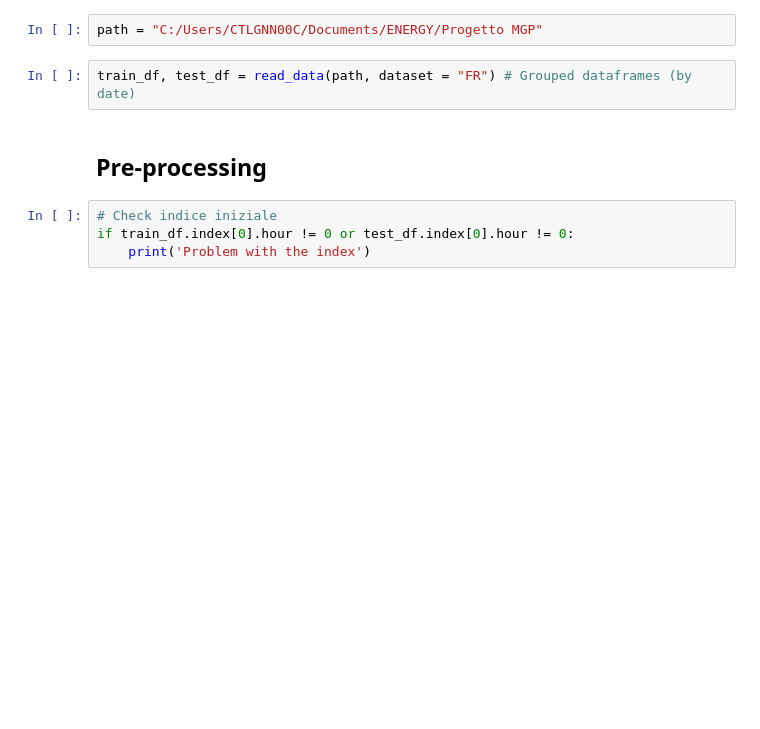
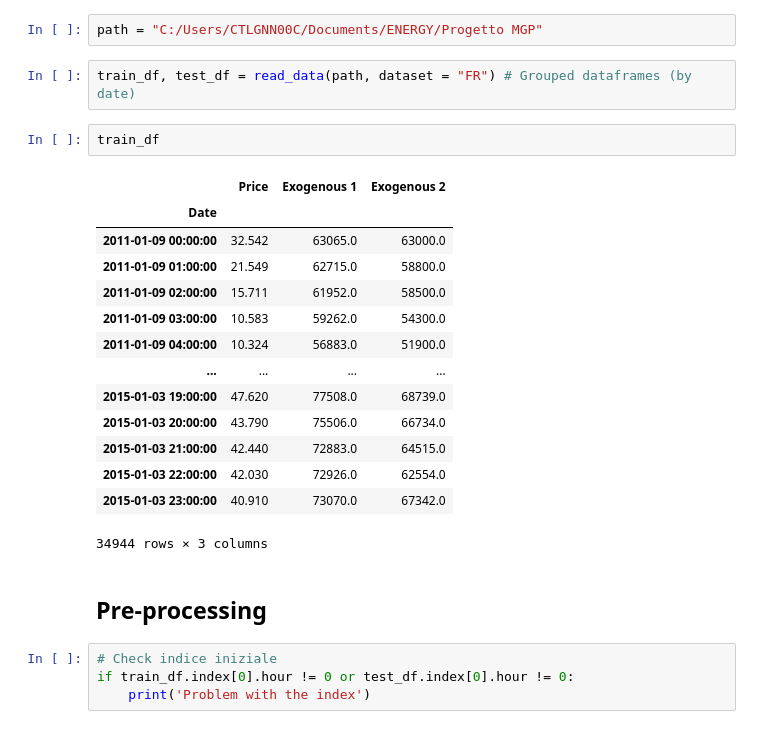
Before and after one commit to giovannicatalano-ors/epftoolbox, a Jupyter notebook: LEAR_test.ipynb, the cells around one changed output. Drawn from its saved outputs; the diff is of its cells as text; blank space fills up the shorter version.

```diff
--- a/LEAR_test.ipynb
+++ b/LEAR_test.ipynb
@@ -15,6 +15,23 @@ from epftoolbox.evaluation import MAE, sMAPE
 path = "C:/Users/CTLGNN00C/Documents/ENERGY/Progetto MGP"
 # %%
 train_df, test_df = read_data(path, dataset = "FR") # Grouped dataframes (by date)
+# %%
+train_df
+# %% [output]
+|  | Price | Exogenous 1 | Exogenous 2 |
+| Date |  |  |  |
+| 2011-01-09 00:00:00 | 32.542 | 63065.0 | 63000.0 |
+| 2011-01-09 01:00:00 | 21.549 | 62715.0 | 58800.0 |
+| 2011-01-09 02:00:00 | 15.711 | 61952.0 | 58500.0 |
+| 2011-01-09 03:00:00 | 10.583 | 59262.0 | 54300.0 |
+| 2011-01-09 04:00:00 | 10.324 | 56883.0 | 51900.0 |
+| ... | ... | ... | ... |
+| 2015-01-03 19:00:00 | 47.620 | 77508.0 | 68739.0 |
+| 2015-01-03 20:00:00 | 43.790 | 75506.0 | 66734.0 |
+| 2015-01-03 21:00:00 | 42.440 | 72883.0 | 64515.0 |
+| 2015-01-03 22:00:00 | 42.030 | 72926.0 | 62554.0 |
+| 2015-01-03 23:00:00 | 40.910 | 73070.0 | 67342.0 |
+34944 rows × 3 columns
 # %% [markdown]
 ## Pre-processing
 # %%
```
Also changed, not shown: 5 other files.
